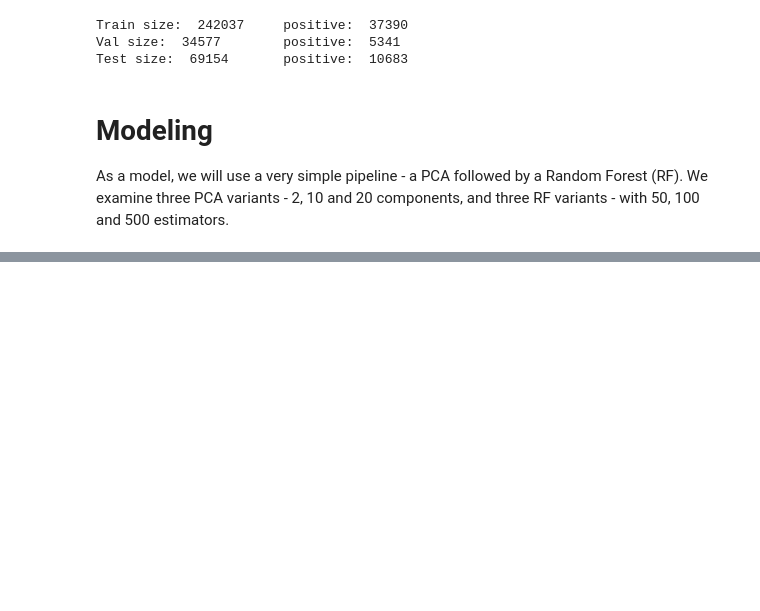
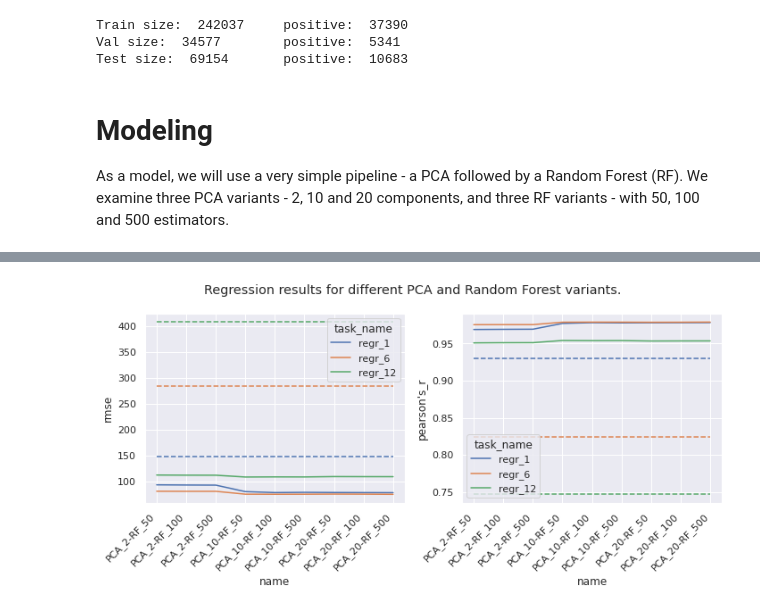
Before and after one commit to gabikadlecova/ds_report, a Jupyter notebook: report_final.ipynb, the cells around one changed output, grey strips where cells are left out. Drawn from its saved outputs; the diff is of its cells as text; code cells hidden in the pictures; blank space fills up the shorter version.

```diff
--- a/report_final.ipynb
+++ b/report_final.ipynb
@@ -537,0 +579,7 @@ KeyboardInterrupt:
+# %%
+baselines = [pd.read_csv(f'regr_{i}_valbase.csv') for i in ['1', '6', '12']]
+[fix_pears(b) for b in baselines]
+draw_metrics(res_dfs['regr'], 'rmse', 'pearson\'s_r', baselines,
+             title="Regression results for different PCA and Random Forest variants.")
+# %% [output]
+[figure, added]
```
Also changed, not shown: parts of 30 cells of this notebook, 1 other file.
